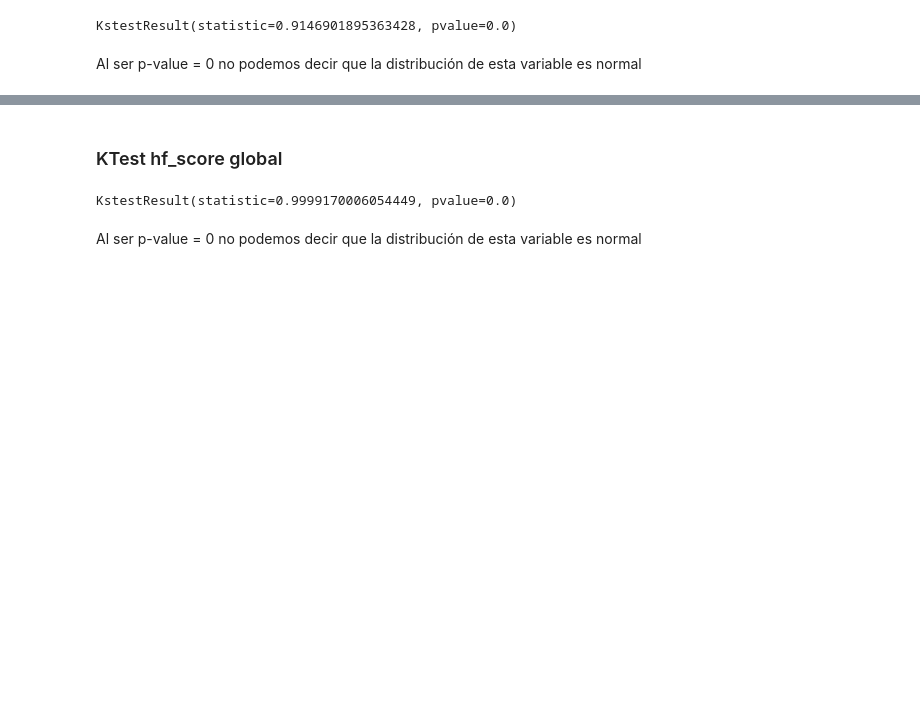
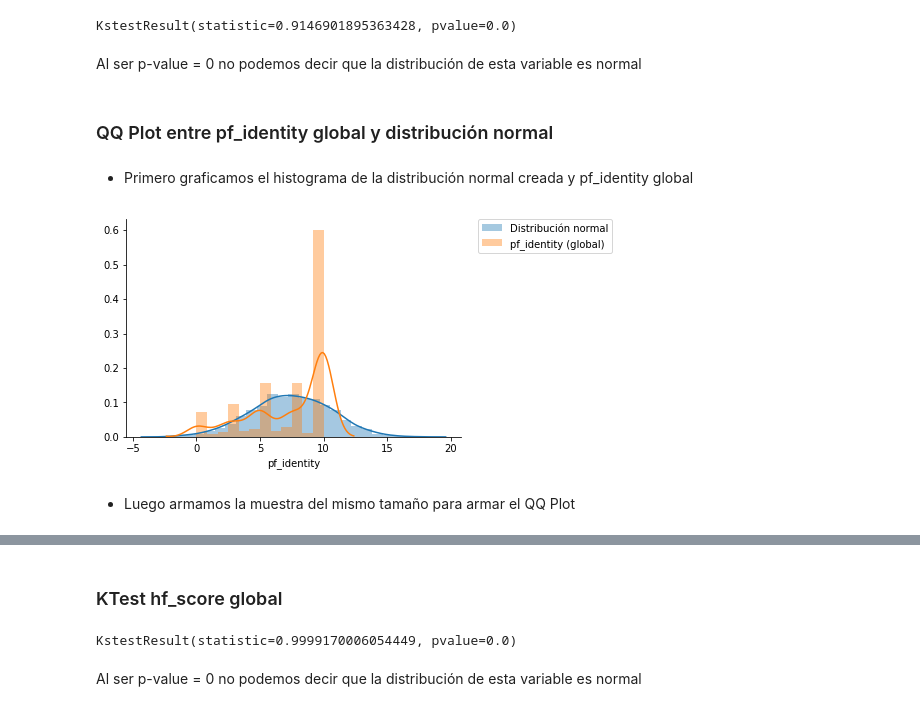
Before and after one commit to mnuclle/diplodatosAnalisisYVisualizacion, a Jupyter notebook: 02_practico_vgt.ipynb, the cells around one changed output, grey strips where cells are left out. Cells and saved outputs as stored; diff of their text form; code cells hidden in the pictures; blank space fills up the shorter version.

```diff
--- a/02_practico_vgt.ipynb
+++ b/02_practico_vgt.ipynb
@@ -681,3 +681,17 @@ stats.kstest(pf_ident_glo,'norm')
 KstestResult(statistic=0.9146901895363428, pvalue=0.0)
 # %% [markdown]
 Al ser p-value = 0 no podemos decir que la distribución de esta variable es normal
+# %% [markdown]
+### QQ Plot entre pf_identity global y distribución normal
+# %% [markdown]
+- Primero graficamos el histograma de la distribución normal creada y pf_identity global
+# %%
+# La graficamos
+seaborn.distplot(sample, label='Distribución normal')
+seaborn.distplot(pf_ident_glo, label='pf_identity (global)')
+plt.legend(bbox_to_anchor=(1.05, 1), loc=2, borderaxespad=0.)
+seaborn.despine()
+# %% [output]
+[figure, added]
+# %% [markdown]
+- Luego armamos la muestra del mismo tamaño para armar el QQ Plot
```
Also changed, not shown: parts of 17 cells of this notebook.
